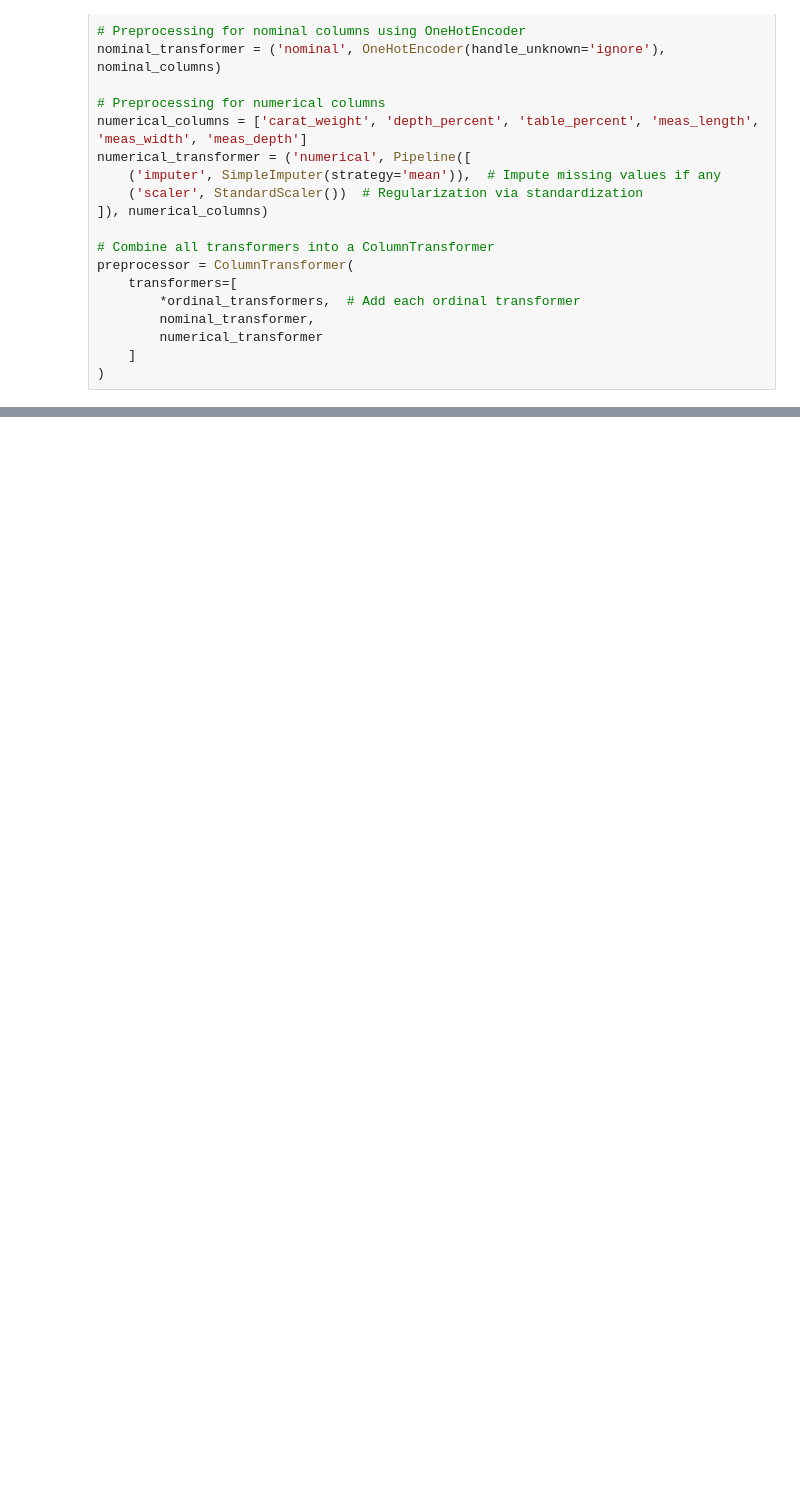
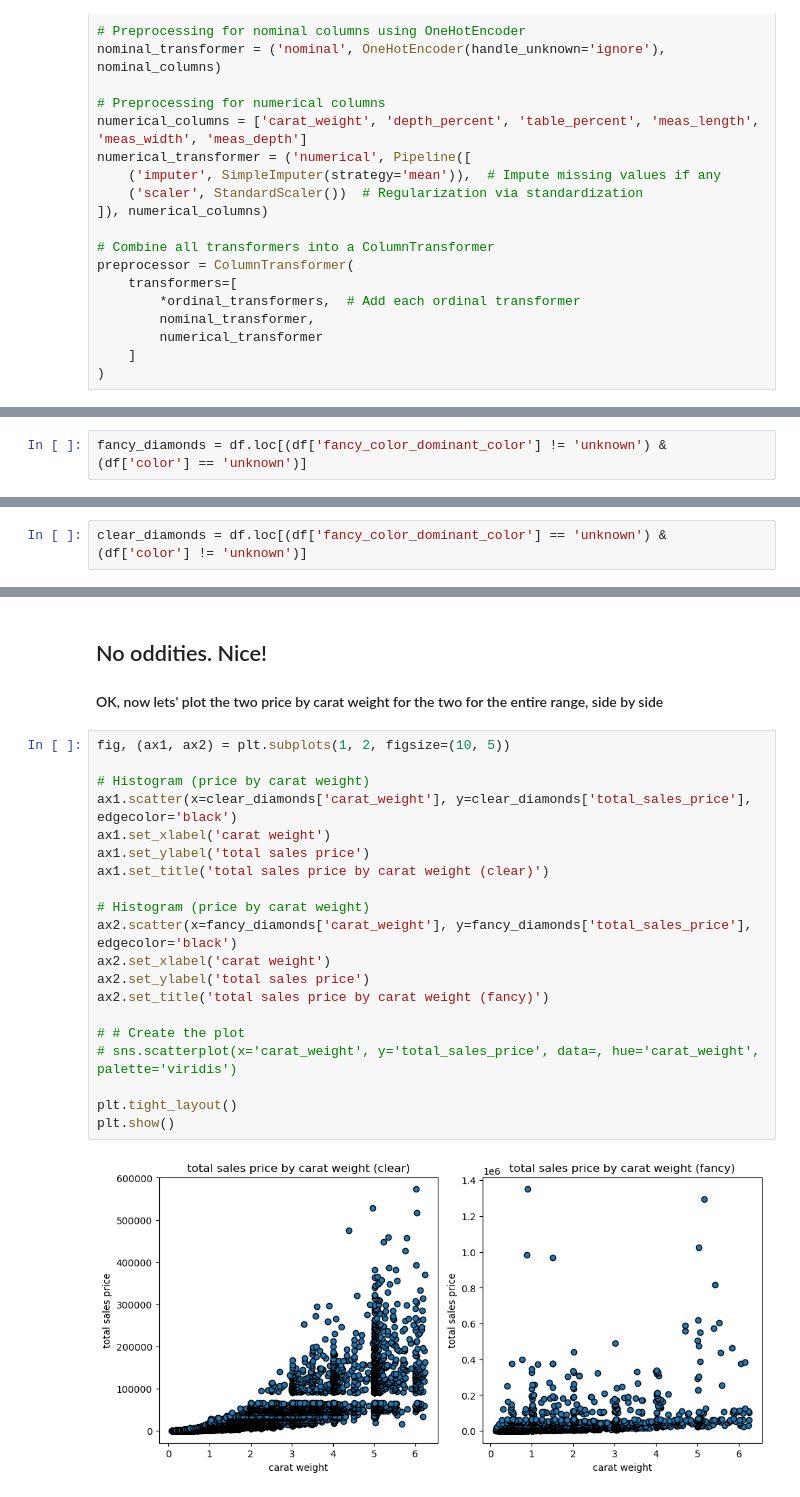
Before and after one commit to Data-Science-Projects-Code/Diamonds, a Jupyter notebook: notebooks/Models.ipynb, the cells around one changed output, grey strips where cells are left out. Drawn from its saved outputs; the diff is of its cells as text; blank space fills up the shorter version.

```diff
--- a/notebooks/Models.ipynb
+++ b/notebooks/Models.ipynb
@@ -993,0 +1000,2 @@ df_train, df_val, df_test, y_train, y_val, y_test = preprocess_data(main_group,
+# %%
+fancy_diamonds = df.loc[(df['fancy_color_dominant_color'] != 'unknown') & (df['color'] == 'unknown')]
@@ -993,0 +1018,2 @@ df_train, df_val, df_test, y_train, y_val, y_test = preprocess_data(main_group,
+# %%
+clear_diamonds = df.loc[(df['fancy_color_dominant_color'] == 'unknown') & (df['color'] != 'unknown')]
@@ -993,0 +1071,25 @@ df_train, df_val, df_test, y_train, y_val, y_test = preprocess_data(main_group,
+# %% [markdown]
+## No oddities. Nice!
+#### OK, now lets' plot the two price by carat weight for the two for the entire range, side by side
+# %%
+fig, (ax1, ax2) = plt.subplots(1, 2, figsize=(10, 5))
+
+# Histogram (price by carat weight)
+ax1.scatter(x=clear_diamonds['carat_weight'], y=clear_diamonds['total_sales_price'],  edgecolor='black')
+ax1.set_xlabel('carat weight')
+ax1.set_ylabel('total sales price')
+ax1.set_title('total sales price by carat weight (clear)')
+
+# Histogram (price by carat weight)
+ax2.scatter(x=fancy_diamonds['carat_weight'], y=fancy_diamonds['total_sales_price'],  edgecolor='black')
+ax2.set_xlabel('carat weight')
+ax2.set_ylabel('total sales price')
+ax2.set_title('total sales price by carat weight (fancy)')
+
+# # Create the plot
+# sns.scatterplot(x='carat_weight', y='total_sales_price', data=, hue='carat_weight', palette='viridis')
+
+plt.tight_layout()
+plt.show()
+# %% [output]
+[figure, added]
```
Also changed, not shown: parts of 24 cells of this notebook, 1 other file.
